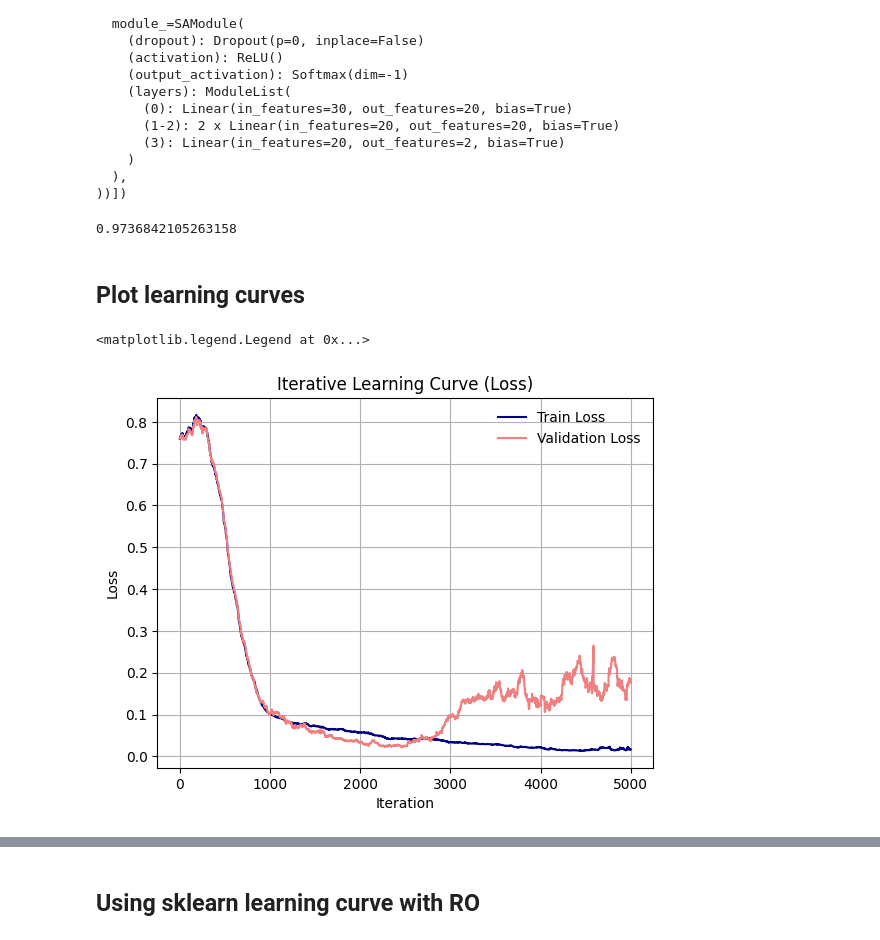
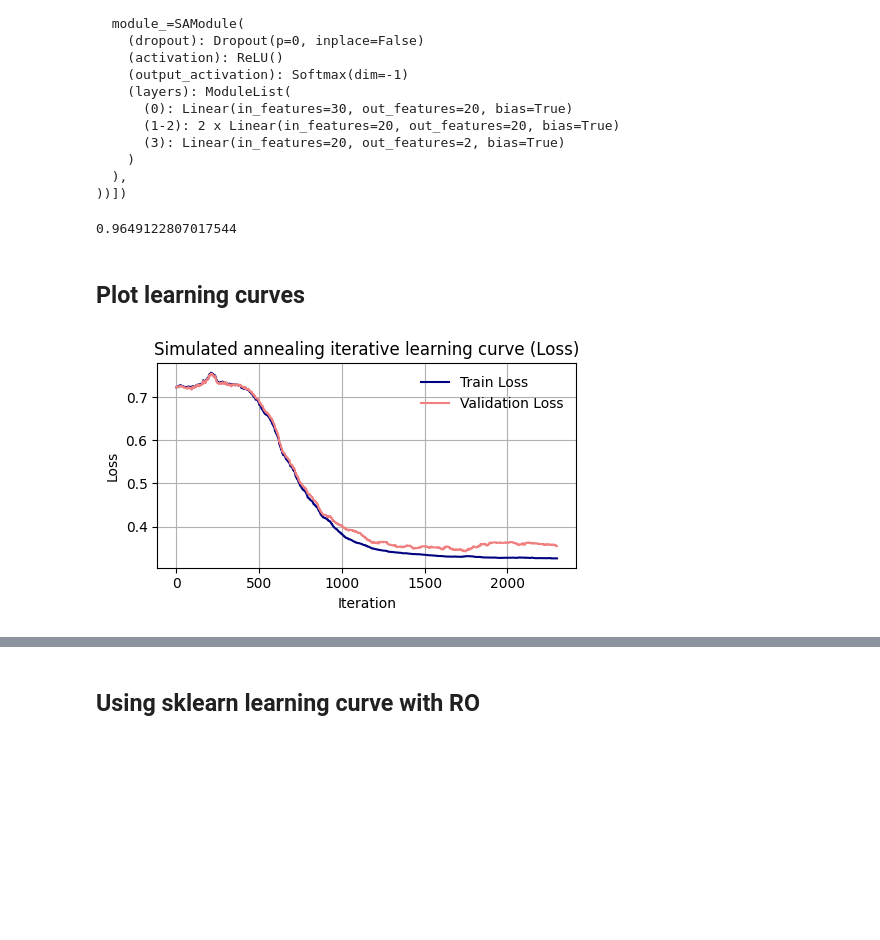
Before and after one commit to MatthewCaseres/mlrose, a Jupyter notebook: notebooks/sa_opt_network.ipynb, the cells around one changed output, grey strips where cells are left out. Drawn from its saved outputs; the diff is of its cells as text; code cells hidden in the pictures; blank space fills up the shorter version.

```diff
--- a/notebooks/sa_opt_network.ipynb
+++ b/notebooks/sa_opt_network.ipynb
@@ -38,6 +38,7 @@ net = NeuralNetClassifier(
     module__cooling=.99,
     max_epochs=2300,
     verbose=0,
+    criterion=nn.CrossEntropyLoss,
     callbacks=[EpochScoring(scoring='accuracy', name='train_acc', on_train=True),],
     # Shuffle training data on each epoch
     iterator_train__shuffle=True,
@@ -71,20 +72,22 @@ Pipeline(steps=[('scale', StandardScaler()),
 # %%
 np.mean(pipe.predict(cancer_test) == cancer_test_label)
 # %% [output]
-0.9736842105263158
+0.9649122807017544
 # %% [markdown]
 ## Plot learning curves
 # %%
 # plot the iterative learning curve (loss)
+plt.figure(figsize=(5,3))
 plt.plot(net.history[:, 'train_loss'], label='Train Loss', color='navy')
 plt.plot(net.history[:, 'valid_loss'], label='Validation Loss', color='lightcoral')
 plt.xlabel("Iteration")
 plt.ylabel("Loss")
-plt.title("Iterative Learning Curve (Loss)")
+plt.title("Simulated annealing iterative learning curve (Loss)")
 plt.grid(visible=True)
 plt.legend(frameon=False)
+plt.tight_layout()
+plt.savefig('out/sa_it_loss.png')
 # %% [output]
-<matplotlib.legend.Legend at 0x...>
-[figure, old version]
+[figure, new version]
 # %%
 # plot the iterative learning curve (accuracy)
```
Also changed, not shown: parts of 2 cells of this notebook, 16 other files.
